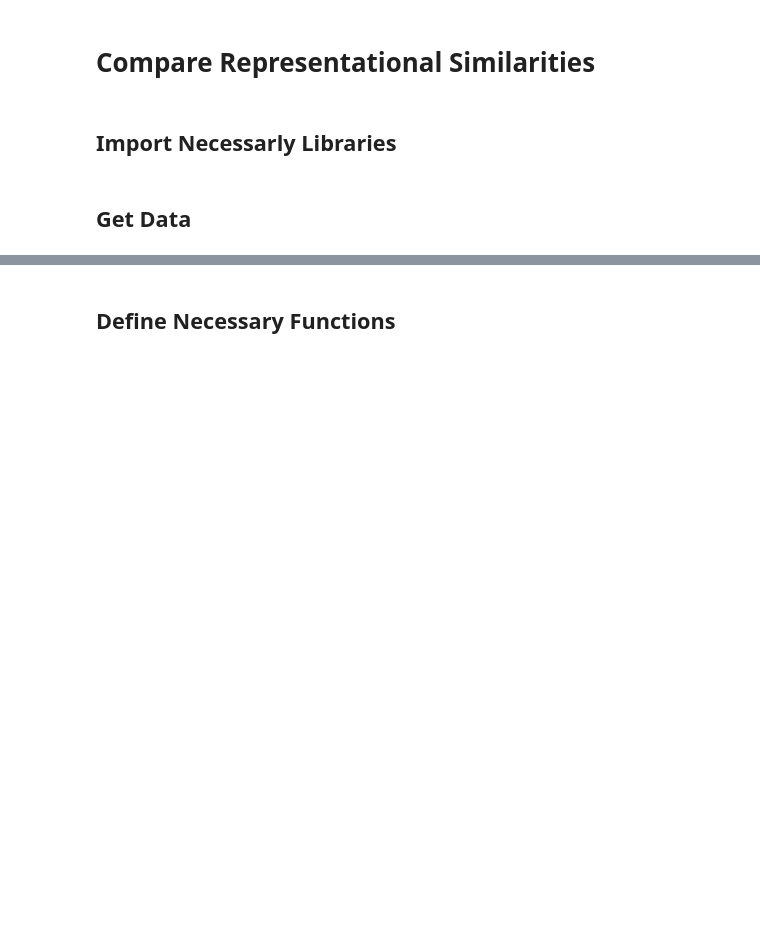
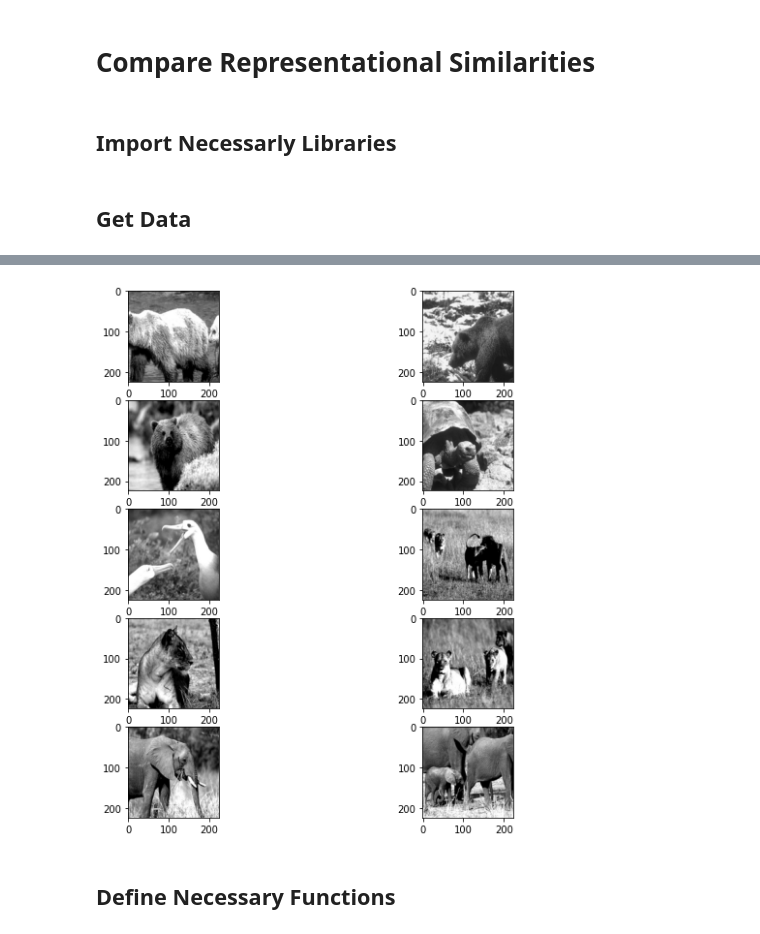
Before and after one commit to talmolab/domain_rep, a Jupyter notebook: rep_analysis/representation_comp_base.ipynb, the cells around one changed output, grey strips where cells are left out. Cells and saved outputs as stored; diff of their text form; code cells hidden in the pictures; blank space fills up the shorter version.

```diff
--- a/rep_analysis/representation_comp_base.ipynb
+++ b/rep_analysis/representation_comp_base.ipynb
@@ -33,0 +27,24 @@ To enable them in other operations, rebuild TensorFlow with the appropriate comp
+# %%
+class NaturalScenes(torch.utils.data.Dataset):
+    def __init__(self,file_path = os.path.join('DeepMouseTrap/neural_data/brain_observatory','stimulus_set.npy'),im_size=64):
+        self.ims = np.load(file_path)
+        self.size = 118
+        self.transform = torchvision.transforms.Compose([torchvision.transforms.ToTensor(),torchvision.transforms.Resize([256]),torchvision.transforms.CenterCrop(224),torchvision.transforms.Resize([im_size,im_size])])
+    def __len__(self):
+        return self.size
+    def __getitem__(self, index):
+        im = PIL.Image.fromarray(self.ims[index])
+        im = self.transform(im)
+        #im += 1e-1*np.random.normal(size=im.shape)
+        im = im.unsqueeze(0)
+        return im
+stimulus = NaturalScenes(im_size=224)
+fig,axs = plt.subplots(5,2,figsize=(10,10))
+im=0
+for i in range(5):
+    for j in range(2):
+        image = stimulus[im].squeeze(0).permute(1,2,0)
+        axs[i,j].imshow(image)
+        im+=1
+# %% [output]
+[figure, added]
```
Also changed, not shown: parts of 46 cells of this notebook.
